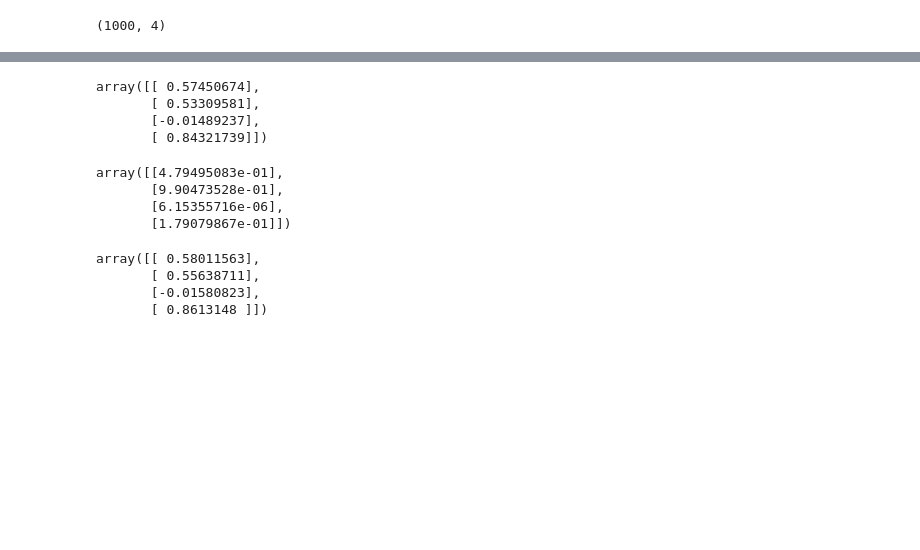
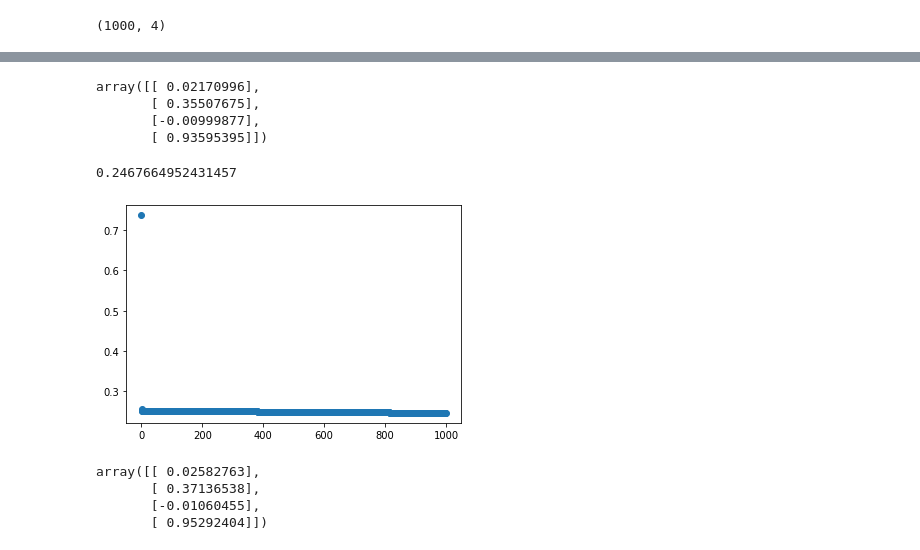
Before and after one commit to hwalter734/LAB3-EOML, a Jupyter notebook: lab3_Walter_20180006.ipynb, the cells around one changed output, grey strips where cells are left out. Cells and saved outputs as stored; diff of their text form; code cells hidden in the pictures; blank space fills up the shorter version.

Commit message:
Corregimos los parámetros de learning rate y threshold para que se visualizará mejor los resultados de costs.

```diff
--- a/lab3_Walter_20180006.ipynb
+++ b/lab3_Walter_20180006.ipynb
@@ -45,65 +45,46 @@ array([[0.58284234],
 # %%
-def linear_function_grades(X, y, theta):
+def linear_function_cost(X, y, theta):
     h = X @ theta
     return ((y - h) ** 2).sum() / (2 * len(X))
 
-def linear_gradient_grades(X, y, theta):
+def linear_gradient_cost(X, y, theta):
     h = X @ theta
     return (X.T @ (h - y)) / len(X)
 
-def gradient_descent_grades(X, y, theta_0, linear_function, linear_gradient, learning_rate=0.0001, threshold= 0.001, max_iter=1000):
+def gradient_descent_cost(X, y, theta_0, linear_function, linear_gradient, learning_rate=0.0001, threshold= 0.1, max_iter=1000):
     theta = theta_0
     iteration = 0
-    grades = []
+    costs = []
 
     while np.linalg.norm(linear_gradient(X, y, theta)) > threshold and iteration < max_iter:
         iteration += 1
         theta = theta - learning_rate * linear_gradient(X, y, theta)
-        grades.append(linear_function(X, y, theta))
-    return theta
+        costs.append(linear_function(X, y, theta))
+    return theta, costs
 # %%
-theta_results1 = gradient_descent_grades(x_columns, y_column, random_theta, linear_function_grades, linear_gradient_grades)
+theta_results1, costs1 = gradient_descent_cost(x_columns, y_column, random_theta, linear_function_cost, linear_gradient_cost)
 theta_results1
 # %% [output]
-array([[ 0.57450674],
-       [ 0.53309581],
-       [-0.01489237],
-       [ 0.84321739]])
+array([[ 0.02170996],
+       [ 0.35507675],
+       [-0.00999877],
+       [ 0.93595395]])
-# %%
-def gradient_descent_grades(X, y, theta_0, linear_function, linear_gradient, learning_rate=0.0001, threshold= 0.5, max_iter=1000):
-    theta = theta_0
-    iteration = 0
-    grades = []
-
-    while np.linalg.norm(linear_gradient(X, y, theta)) > threshold and iteration < max_iter:
-        iteration += 1
-        theta = theta - learning_rate * linear_gradient(X, y, theta)
-        grades.append(linear_function(X, y, theta))
-    return theta
-
-theta_results2 = gradient_descent_grades(x_columns, y_column, random_theta, linear_function_grades, linear_gradient_grades)
-theta_results2
-# %% [output]
-array([[4.79495083e-01],
-       [9.90473528e-01],
-       [6.15355716e-06],
-       [1.79079867e-01]])
-# %%
-def gradient_descent_grades(X, y, theta_0, linear_function, linear_gradient, learning_rate=0.0001, threshold= 2, max_iter=1000):
-    theta = theta_0
-    iteration = 0
-    grades = []
-
-    while np.linalg.norm(linear_gradient(X, y, theta)) > threshold and iteration < max_iter:
-        iteration += 1
-        theta = theta - learning_rate * linear_gradient(X, y, theta)
-        grades.append(linear_function(X, y, theta))
-    return theta
-
-theta_results3 = gradient_descent_grades(x_columns, y_column, random_theta, linear_function_grades, linear_gradient_grades)
-theta_results3
-# %% [output]
-array([[ 0.58011563],
-       [ 0.55638711],
-       [-0.01580823],
-       [ 0.8613148 ]])
+# %%
+min(costs1)
+# %% [output]
+0.2467664952431457
+# %%
+x_row = np.arange(0,1000,1)
+# %%
+plt.scatter(x_row, costs1)
+plt.show()
+# %% [output]
+[figure, added]
+# %%
+theta_results2, costs2 = gradient_descent_cost(x_columns, y_column, random_theta, linear_function_cost, linear_gradient_cost, threshold = 2, learning_rate=0.000001)
+theta_results2
+# %% [output]
+array([[ 0.02582763],
+       [ 0.37136538],
+       [-0.01060455],
+       [ 0.95292404]])
```
Also changed, not shown: parts of 6 cells of this notebook.
